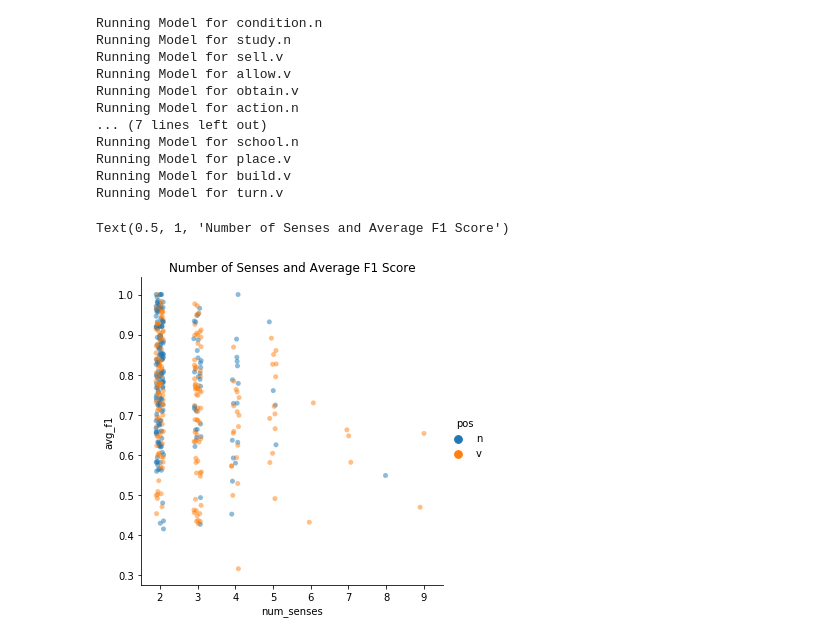
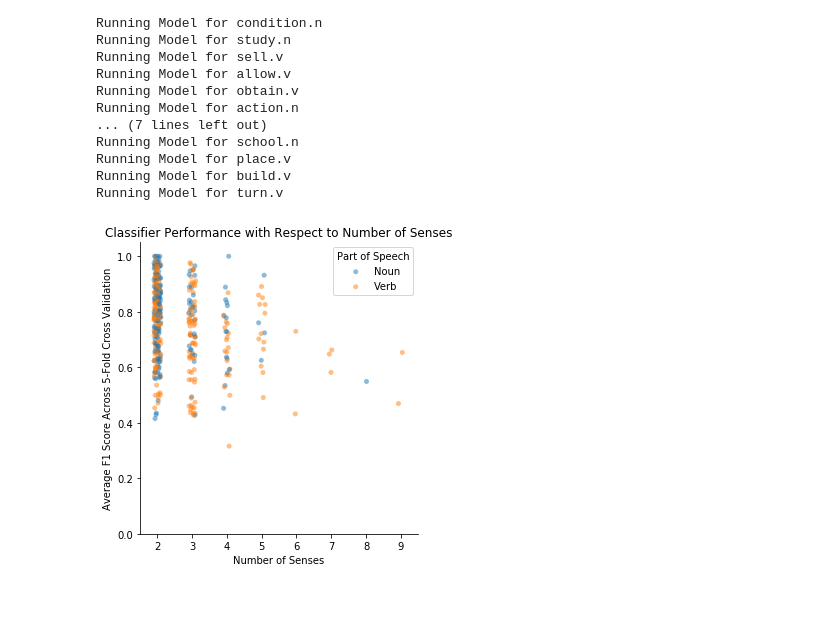
Before and after one commit to sathvikn/bert-wordsense, a Jupyter notebook: codebase/notebooks/wsd-all.ipynb, the cells around one changed output. Saved outputs shown, nothing was run; the diff lists cells and outputs as text; code cells hidden in the pictures; blank space fills up the shorter version.

Commit message:
figures

```diff
--- a/codebase/notebooks/wsd-all.ipynb
+++ b/codebase/notebooks/wsd-all.ipynb
@@ -218,8 +218,13 @@ Running Model for build.v
 Running Model for turn.v
 # %%
 model_perf = pd.DataFrame(test_stats).merge(df, left_on ='word', right_on = 'Lemma')
-sns.catplot(x = 'num_senses', y = 'avg_f1', hue = 'pos', data = model_perf, alpha = 0.5)
-plt.title("Number of Senses and Average F1 Score")
+plot = sns.catplot(x = 'num_senses', y = 'avg_f1', hue = 'pos', legend = False, data = model_perf, alpha = 0.5)
+plt.ylim(0, 1.05)
+plt.xlabel("Number of Senses")
+plt.ylabel("Average F1 Score Across 5-Fold Cross Validation")
+plt.title("Classifier Performance with Respect to Number of Senses")
+plt.legend(["Noun", "Verb"], title = 'Part of Speech')
+plt.tight_layout()
+plt.savefig("../../results/figures/f1_num_senses.png")
 # %% [output]
-Text(0.5, 1, 'Number of Senses and Average F1 Score')
-[figure, old version]
+[figure, new version]
```
Also changed, not shown: parts of 5 cells of this notebook.
